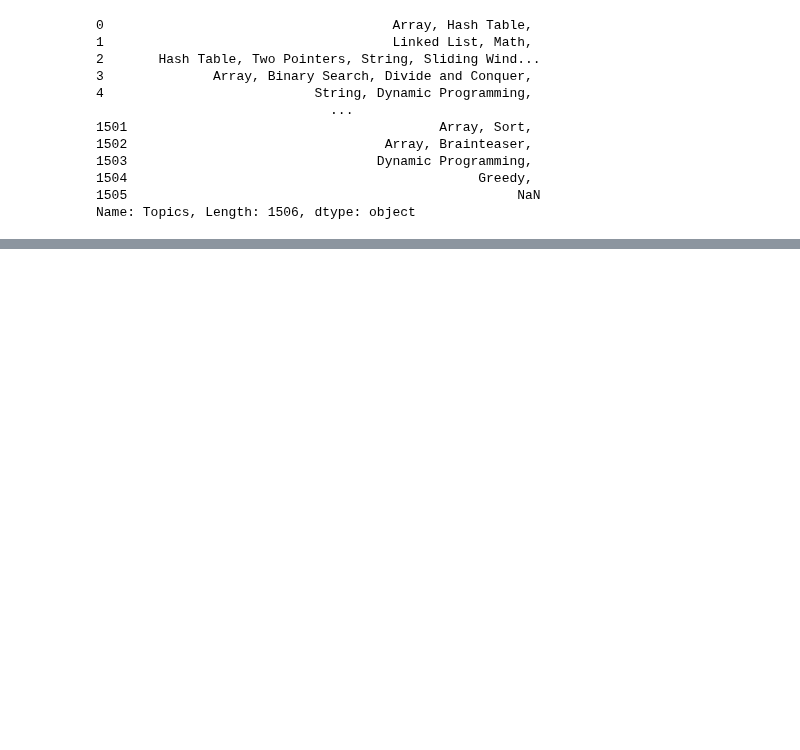
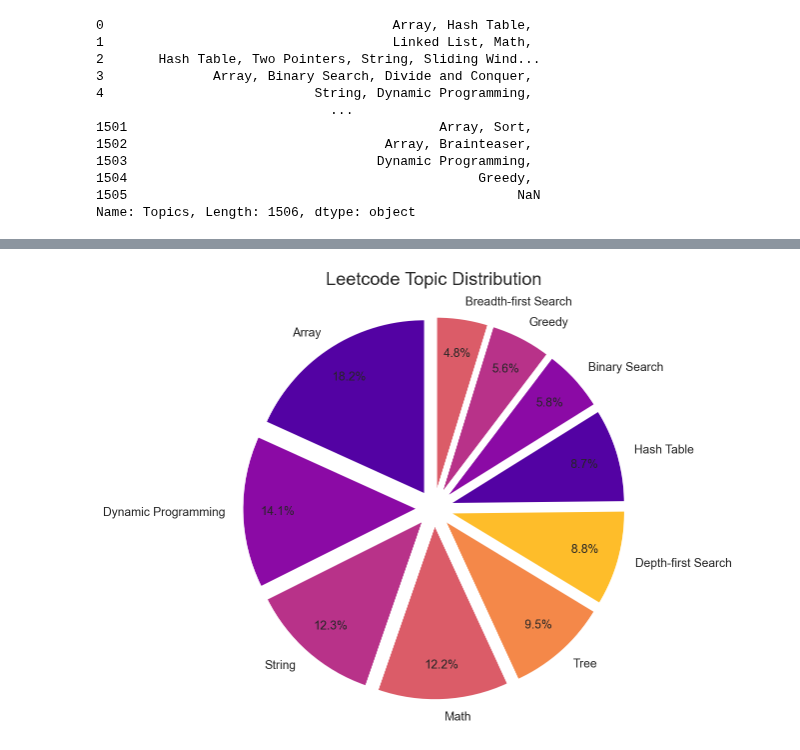
Before and after one commit to adarshanand67/Data-Science, a Jupyter notebook: Leetcode/EDA.ipynb, the cells around one changed output, grey strips where cells are left out. Cells and saved outputs as stored; diff of their text form; code cells hidden in the pictures; blank space fills up the shorter version.

```diff
--- a/Leetcode/EDA.ipynb
+++ b/Leetcode/EDA.ipynb
@@ -255,0 +305,6 @@ df
+# %%
+# pie chart
+plt.title('Leetcode Topic Distribution')
+plt.pie(count_df['Count'].head(10), labels=count_df['Topic'].head(10), autopct='%1.1f%%', shadow=False, startangle=90, explode=[0.1,0.1,0.1,0.1,0.1,0.1,0.1,0.1,0.1,0.1], textprops={'fontsize': 12}, pctdistance=0.8);
+# %% [output]
+[figure, added]
```
Also changed, not shown: parts of 12 cells of this notebook, 17 other files.
